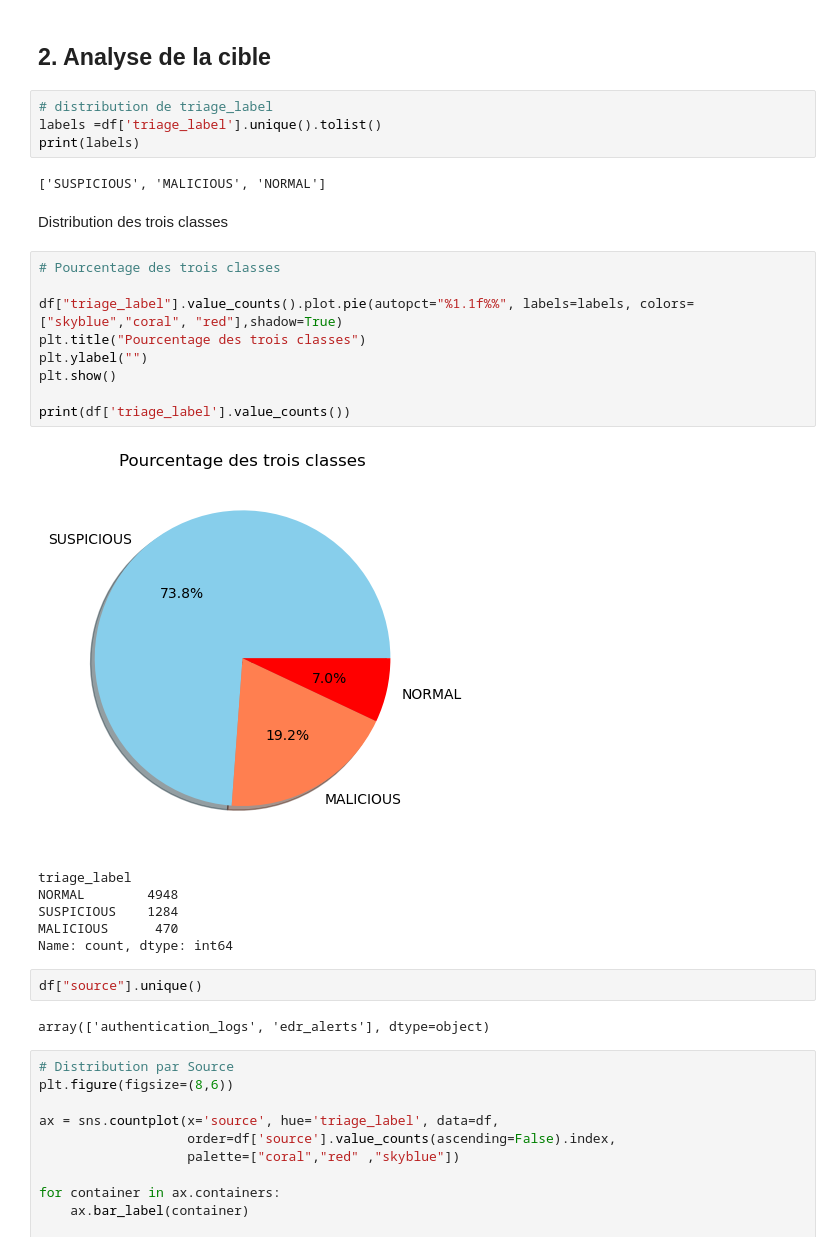
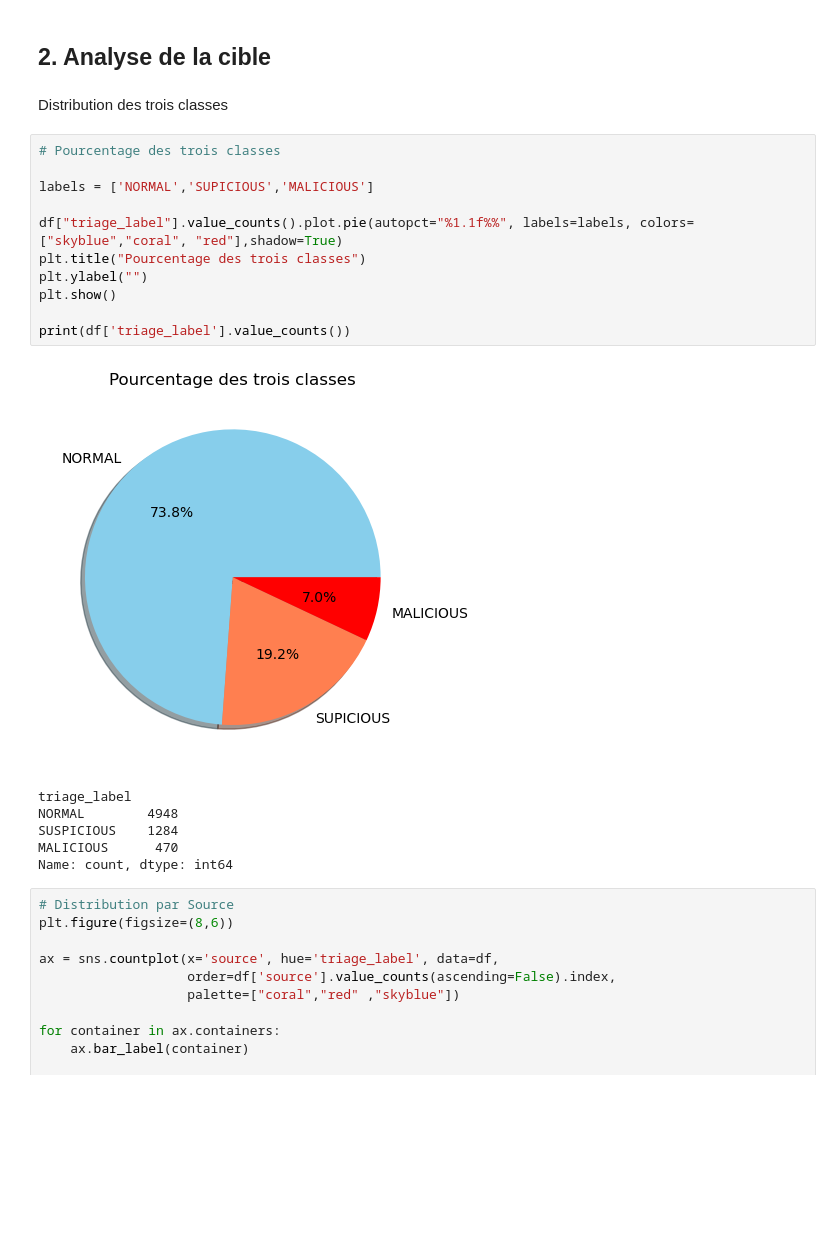
Before and after one commit to YnaPqt/security-log-project, a Jupyter notebook: notebooks/prototype_ml_notebook.ipynb, the cells around one changed output. Saved outputs shown, nothing was run; the diff lists cells and outputs as text; blank space fills up the shorter version.

```diff
--- a/notebooks/prototype_ml_notebook.ipynb
+++ b/notebooks/prototype_ml_notebook.ipynb
@@ -62,34 +62,26 @@ dtypes: bool(3), object(21)
 memory usage: 1.1+ MB
 # %% [markdown]
 ## 2. Analyse de la cible
-# %%
-# distribution de triage_label
-labels =df['triage_label'].unique().tolist()
-print(labels)
-# %% [output]
-['SUSPICIOUS', 'MALICIOUS', 'NORMAL']
 # %% [markdown]
 Distribution des trois classes
 # %%
 # Pourcentage des trois classes
+
+labels = ['NORMAL','SUPICIOUS','MALICIOUS']
 
 df["triage_label"].value_counts().plot.pie(autopct="%1.1f%%", labels=labels, colors=["skyblue","coral", "red"],shadow=True)
 plt.title("Pourcentage des trois classes")
 plt.ylabel("")
 plt.show()
 
 print(df['triage_label'].value_counts())
 # %% [output]
-[figure, old version]
+[figure, new version]
 triage_label
 NORMAL        4948
 SUSPICIOUS    1284
 MALICIOUS      470
 Name: count, dtype: int64
-# %%
-df["source"].unique()
-# %% [output]
-array(['authentication_logs', 'edr_alerts'], dtype=object)
 # %%
 # Distribution par Source
 plt.figure(figsize=(8,6))
```
Also changed, not shown: parts of 9 cells of this notebook, 1 other file.
